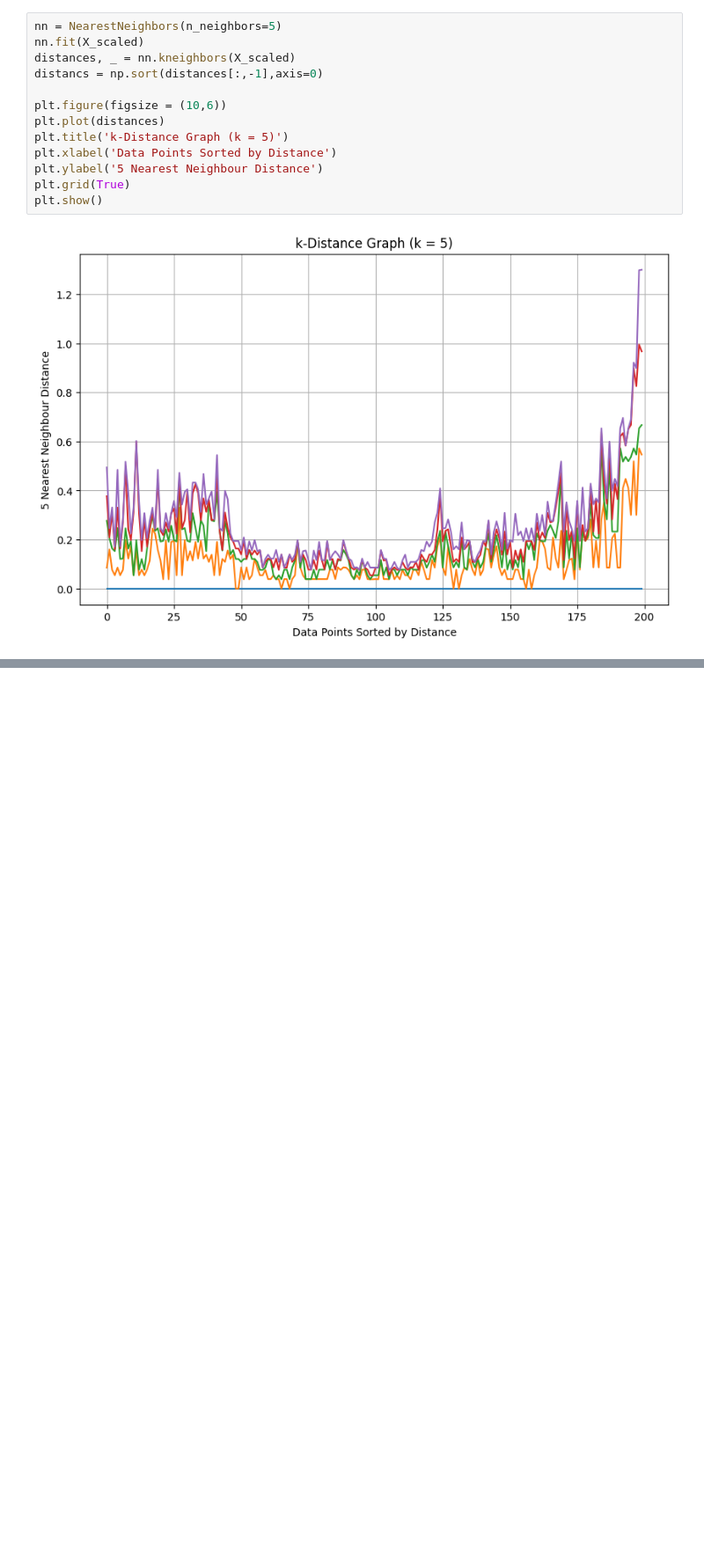
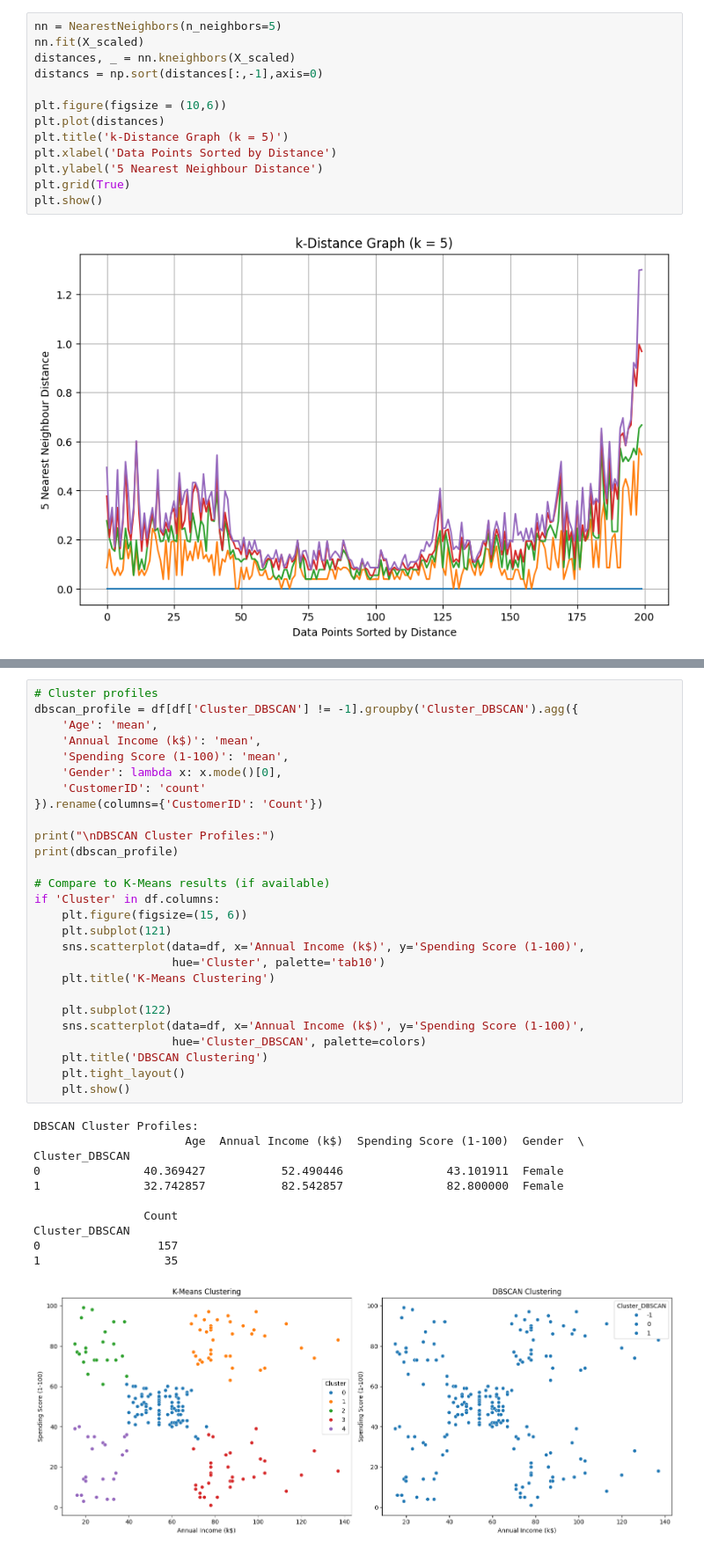
Before and after one commit to Bilal-Ali99/Customer_Segmentation, a Jupyter notebook: Customer_Segmentation.ipynb, the cells around one changed output, grey strips where cells are left out. Shown at 88% size. Saved outputs shown, nothing was run; the diff lists cells and outputs as text; blank space fills up the shorter version.

```diff
--- a/Customer_Segmentation.ipynb
+++ b/Customer_Segmentation.ipynb
@@ -240,0 +343,39 @@ plt.show()
+# %%
+# Cluster profiles
+dbscan_profile = df[df['Cluster_DBSCAN'] != -1].groupby('Cluster_DBSCAN').agg({
+    'Age': 'mean',
+    'Annual Income (k$)': 'mean',
+    'Spending Score (1-100)': 'mean',
+    'Gender': lambda x: x.mode()[0],
+    'CustomerID': 'count'
+}).rename(columns={'CustomerID': 'Count'})
+
+print("\nDBSCAN Cluster Profiles:")
+print(dbscan_profile)
+
+# Compare to K-Means results (if available)
+if 'Cluster' in df.columns:
+    plt.figure(figsize=(15, 6))
+    plt.subplot(121)
+    sns.scatterplot(data=df, x='Annual Income (k$)', y='Spending Score (1-100)',
+                    hue='Cluster', palette='tab10')
+    plt.title('K-Means Clustering')
+
+    plt.subplot(122)
+    sns.scatterplot(data=df, x='Annual Income (k$)', y='Spending Score (1-100)',
+                    hue='Cluster_DBSCAN', palette=colors)
+    plt.title('DBSCAN Clustering')
+    plt.tight_layout()
+    plt.show()
+# %% [output]
+DBSCAN Cluster Profiles:
+                      Age  Annual Income (k$)  Spending Score (1-100)  Gender  \
+Cluster_DBSCAN
+0               40.369427           52.490446               43.101911  Female
+1               32.742857           82.542857               82.800000  Female
+
+                Count
+Cluster_DBSCAN
+0                 157
+1                  35
+[figure, added]
```
Also changed, not shown: parts of 4 cells of this notebook.
